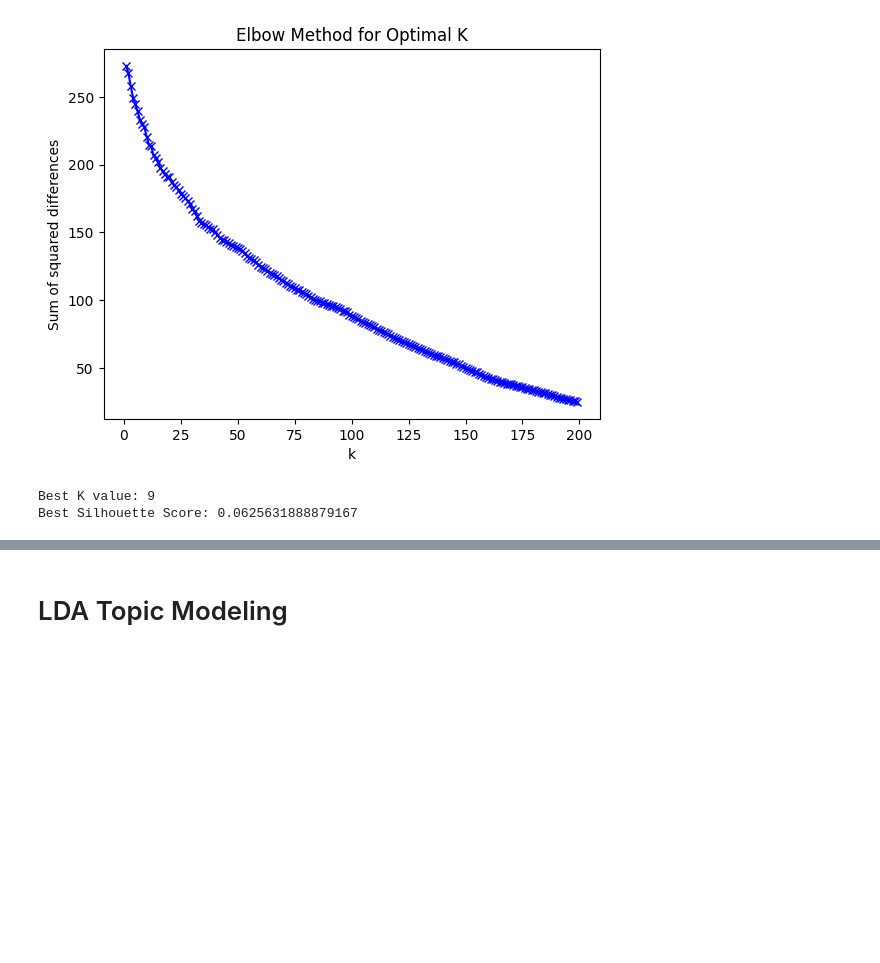
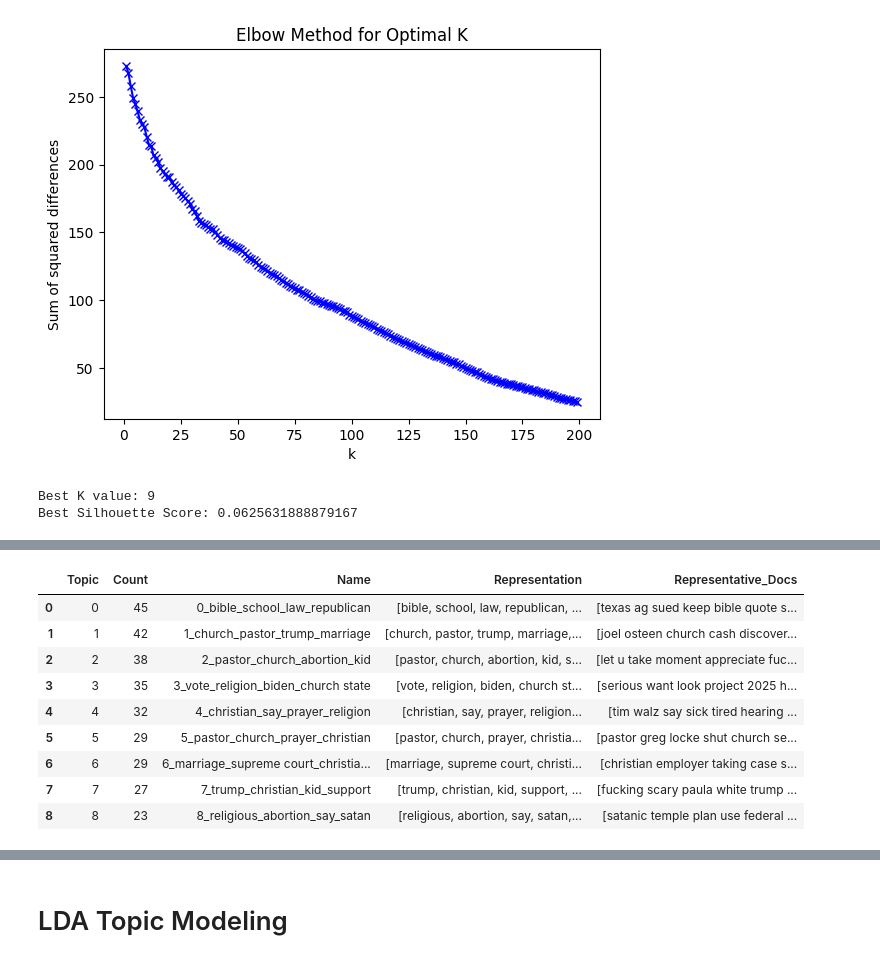
Before and after one commit to xmegan10/Reddit-Sentiment-Comment-Prediction, a Jupyter notebook: ath_reddit_proj.ipynb, the cells around one changed output, grey strips where cells are left out. Drawn from its saved outputs; the diff is of its cells as text; code cells hidden in the pictures; blank space fills up the shorter version.

```diff
--- a/ath_reddit_proj.ipynb
+++ b/ath_reddit_proj.ipynb
@@ -435,0 +582,13 @@ memory usage: 20.1+ KB
+# %%
+topic_model = BERTopic(
+    embedding_model=embedding_model,
+    umap_model=umap_reducer,
+    hdbscan_model=KMeans(n_clusters = K_A, n_init=10, random_state=42),
+    vectorizer_model=vectorizer_model,
+    representation_model=representation_model,
+    verbose=True
+)
+
+t,p = topic_model.fit_transform(docs, embeddings=embeddings)
+topic_model.get_topic_info()
+# %% [output]
@@ -435,0 +601,10 @@ memory usage: 20.1+ KB
+|  | Topic | Count | Name | Representation | Representative_Docs |
+| 0 | 0 | 45 | 0_bible_school_law_republican | [bible, school, law, republican, ... | [texas ag sued keep bible quote s... |
+| 1 | 1 | 42 | 1_church_pastor_trump_marriage | [church, pastor, trump, marriage,... | [joel osteen church cash discover... |
+| 2 | 2 | 38 | 2_pastor_church_abortion_kid | [pastor, church, abortion, kid, s... | [let u take moment appreciate fuc... |
+| 3 | 3 | 35 | 3_vote_religion_biden_church state | [vote, religion, biden, church st... | [serious want look project 2025 h... |
+| 4 | 4 | 32 | 4_christian_say_prayer_religion | [christian, say, prayer, religion... | [tim walz say sick tired hearing ... |
+| 5 | 5 | 29 | 5_pastor_church_prayer_christian | [pastor, church, prayer, christia... | [pastor greg locke shut church se... |
+| 6 | 6 | 29 | 6_marriage_supreme court_christia... | [marriage, supreme court, christi... | [christian employer taking case s... |
+| 7 | 7 | 27 | 7_trump_christian_kid_support | [trump, christian, kid, support, ... | [fucking scary paula white trump ... |
+| 8 | 8 | 23 | 8_religious_abortion_say_satan | [religious, abortion, say, satan,... | [satanic temple plan use federal ... |
```
Also changed, not shown: parts of 35 cells of this notebook, 1 other file.
